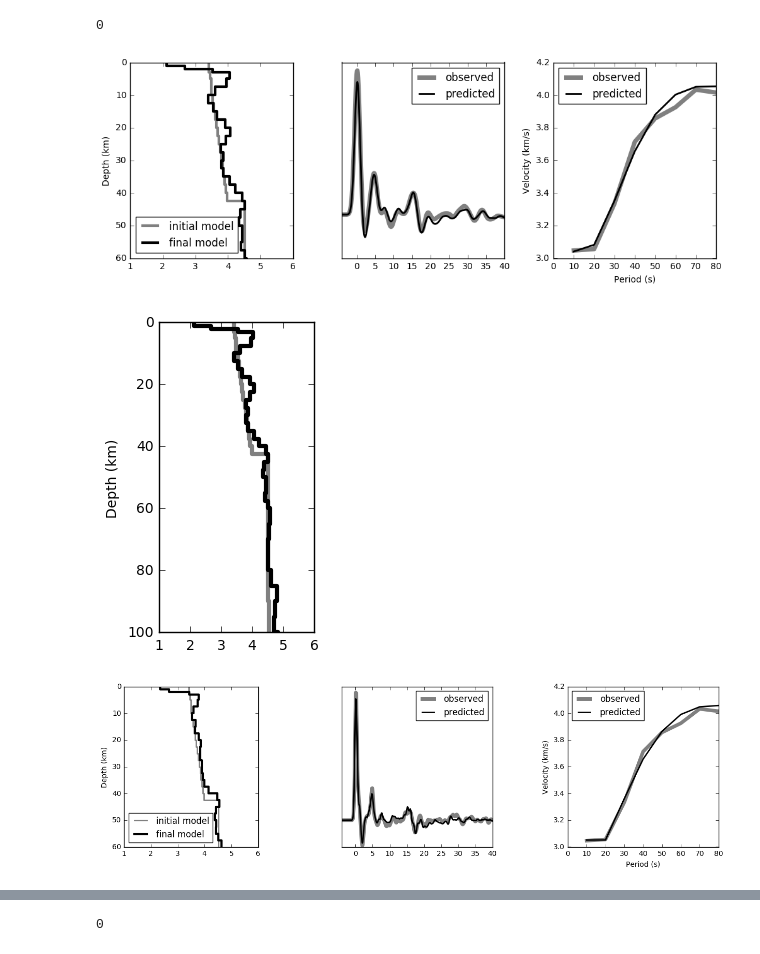
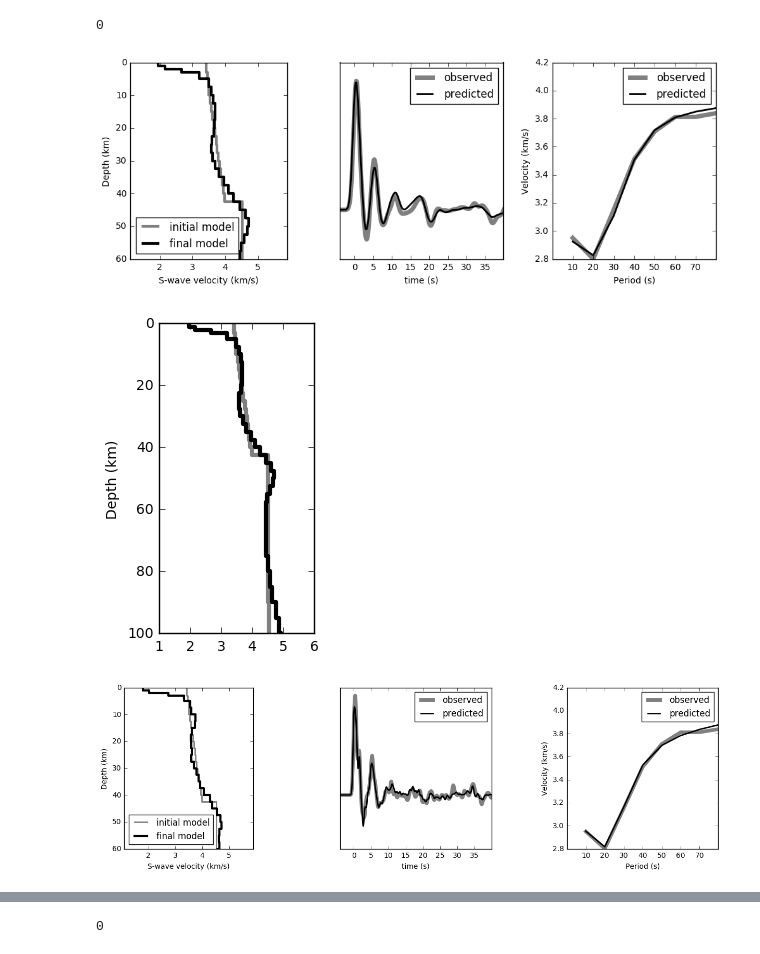
Before and after one commit to dIOGOLOC/Projeto-Doutorado, a Jupyter notebook: Joint Inversion.ipynb, the cells around one changed output, grey strips where cells are left out. Saved outputs shown, nothing was run; the diff lists cells and outputs as text; code cells hidden in the pictures.

```diff
--- a/Joint Inversion.ipynb
+++ b/Joint Inversion.ipynb
@@ -33,7 +33,7 @@ STA = ['BPPF','BUCO','GENI','GRJU','PRDT','STSN','STSR','TRZN']
 # %% [markdown]
 BPPF = 0 ,BUCO = 1, GENI = 2, GRJU = 3, PRDT = 4, STSN = 5, STSR = 6, TRZN = 7
 # %%
-z = 7
+z = 0
 # %%
 os.chdir('/home/diogo/dados_doutorado/parnaiba_basin/redeBP-BB/joint_inversion/gcarc_30_1.0/'+STA[z])
 os.system('sac2xy 2 model.0.vs > model_0_vs.txt')
@@ -109,7 +109,8 @@ ax1.step(vs_0_1,prof_0_1,'grey',lw= 3, where='post',label='initial model')
 ax1.step(vs_1,prof_1,'k',lw= 3, where='post',label='final model')
 ax1.set_ylabel('Depth (km)')
 ax1.legend()
-ax1.set_xlim([1,6])
+ax1.set_xlim([1.1,5.9])
+ax1.set_xlabel('S-wave velocity (km/s)')
 ax1.set_ylim([60,0])
 ax1.set_aspect(0.1)
 ax1.legend(loc=3)
@@ -118,7 +119,8 @@ ax1.legend(loc=3)
 ax3 = plt.subplot(gs1[1])
 ax3.plot(RF_0_1[0].times()-10,RF_0_1[0].data,'grey',lw=5,label='observed')
 ax3.plot(RF_1[0].times()-10,RF_1[0].data,'k',lw=2,label='predicted')
-ax3.set_xlim(-4,40)
+ax3.set_xlim(-4,39.9)
+ax3.set_xlabel('time (s)')
 ax3.set_yticks([])
 ax3.legend(loc=0)
 
@@ -128,11 +130,11 @@ ax5.plot(group_ray_periods_0_1,group_ray_0_1,'grey',lw=5,label='observed')
 ax5.plot(group_ray_periods_1,group_ray_1,'k',lw=2,label='predicted')
 ax5.set_xlabel('Period (s)')
 ax5.set_ylabel('Velocity (km/s)')
-ax5.set_xlim(0,80)
+ax5.set_xlim(0.1,79.9)
 ax5.legend(loc=0)
 fig.savefig('/home/diogo/dados_doutorado/parnaiba_basin/redeBP-BB/joint_inversion/gcarc_30_1.0/'+STA[z]+'/joint_inversion.png')
 # %% [output]
-[figure, old version]
+[figure, new version]
 # %%
 fig = plt.figure(figsize = (4,4))
 
@@ -148,40 +150,42 @@ ax1.set_ylim([100,0])
 ax1.set_aspect(0.1)
 fig.savefig('/home/diogo/dados_doutorado/parnaiba_basin/redeBP-BB/joint_inversion/gcarc_30_1.0/'+STA[z]+'/velocity_model.svg')
 # %% [output]
-[figure, old version]
+[figure, new version]
 # %%
 fig = plt.figure(figsize = (15,4),facecolor='white')
 
 gs1 = gridspec.GridSpec(1,3)
 gs1.update(wspace=0.5, hspace=1)
 
 ax2 = plt.subplot(gs1[0,0])
 ax2.step(vs_0_25,prof_0_25,'grey',lw= 2, where='post',label='initial model')
 ax2.step(vs_25,prof_25,'k',lw= 3, where='post',label='final model')
 ax2.set_ylabel('Depth (km)')
+ax2.set_xlabel('S-wave velocity (km/s)')
 ax2.legend()
-ax2.set_xlim([1,6])
+ax2.set_xlim([1.1,5.9])
 ax2.set_ylim([60,0])
 ax2.set_aspect(0.1)
 ax2.legend(loc=3)
 
 ax4 = plt.subplot(gs1[0,1])
 ax4.plot(RF_0_25[0].times()-10,RF_0_25[0].data,'grey',lw=5,label='observed')
 ax4.plot(RF_25[0].times()-10,RF_25[0].data,'k',lw=2,label='predicted')
-ax4.set_xlim(-4,40)
+ax4.set_xlim(-4,39.9)
+ax4.set_xlabel('time (s)')
 ax4.set_yticks([])
 ax4.legend(loc=0)
 
 ax6 = plt.subplot(gs1[0,2])
 ax6.plot(group_ray_periods_0_25,group_ray_0_25,'grey',lw=5, label='observed')
 ax6.plot(group_ray_periods_25,group_ray_25,'k',lw=2,label='predicted')
 ax6.set_xlabel('Period (s)')
 ax6.set_ylabel('Velocity (km/s)')
-ax6.set_xlim(0,80)
+ax6.set_xlim(0.1,79.9)
 ax6.legend(loc=0)
 fig.savefig('/home/diogo/dados_doutorado/parnaiba_basin/redeBP-BB/joint_inversion/gcarc_30_2.5/'+STA[z]+'/joint_inversion.png')
 # %% [output]
-[figure, old version]
+[figure, new version]
 # %%
 fig = plt.figure(figsize = (4,4))
 
```
Also changed, not shown: parts of 1 cell of this notebook, 1 other file.
